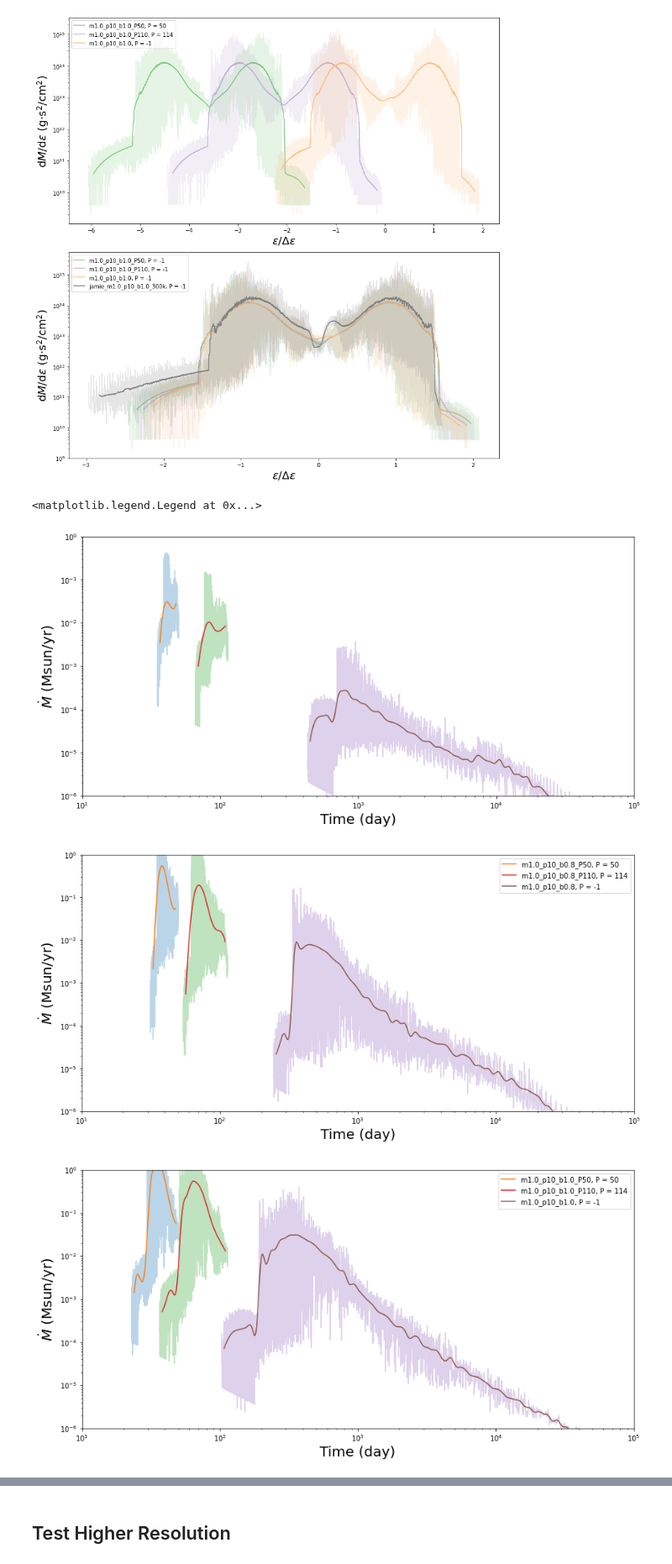
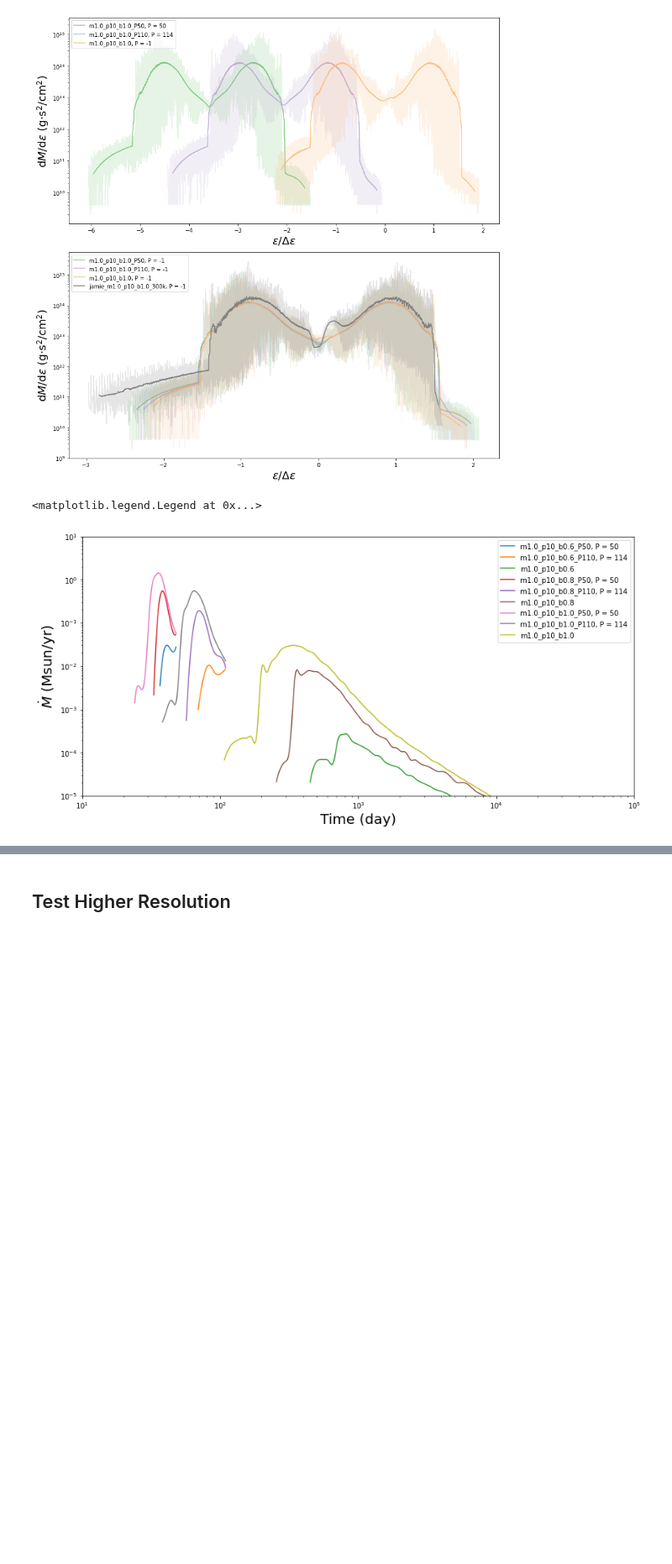
Before and after one commit to slowdivePTG/ASASSN-14ko, a Jupyter notebook: YT_Visualization/dmdt.ipynb, the cells around one changed output, grey strips where cells are left out. Shown at 84% size. Cells and saved outputs as stored; diff of their text form; code cells hidden in the pictures; blank space fills up the shorter version.

```diff
--- a/YT_Visualization/dmdt.ipynb
+++ b/YT_Visualization/dmdt.ipynb
@@ -143,34 +143,20 @@ ax[1].legend()
 [figure]
 # %%
 f, ax = plt.subplots(figsize=(12, 6))
-P50_b0_6_chk_0100_50.Mdot_t(ax=ax, N=30)
-P110_b0_6_chk_0100_114.Mdot_t(ax=ax, N=30)
+P50_b0_6_chk_0100_50.Mdot_t(ax=ax)
+P110_b0_6_chk_0100_114.Mdot_t(ax=ax)
 b0_6_chk_0100.Mdot_t(ax=ax)
-ax.set_xscale('log')
-ax.set_yscale('log')
-ax.set_ylim([1e-6, 1e0])
-ax.set_xlim([1e1, 1e5])
-f, ax = plt.subplots(figsize=(12, 6))
-P50_b0_8_chk_0080_50.Mdot_t(ax=ax, N=30)
-P110_b0_8_chk_0080_114.Mdot_t(ax=ax, N=30)
+P50_b0_8_chk_0080_50.Mdot_t(ax=ax)
+P110_b0_8_chk_0080_114.Mdot_t(ax=ax)
 b0_8_chk_0080.Mdot_t(ax=ax)
-ax.set_xscale('log')
-ax.set_yscale('log')
-ax.set_ylim([1e-6, 1e0])
-ax.set_xlim([1e1, 1e5])
-ax.legend()
-ax.legend()
-f, ax = plt.subplots(figsize=(12, 6))
-P50_b1_chk_0060_50.Mdot_t(ax=ax, N=30)
-P110_b1_chk_0060_114.Mdot_t(ax=ax, N=30)
+P50_b1_chk_0060_50.Mdot_t(ax=ax)
+P110_b1_chk_0060_114.Mdot_t(ax=ax)
 b1_chk_0060.Mdot_t(ax=ax)
 ax.set_xscale('log')
 ax.set_yscale('log')
-ax.set_ylim([1e-6, 1e0])
+ax.set_ylim([1e-5, 1e1])
 ax.set_xlim([1e1, 1e5])
 ax.legend()
 # %% [output]
 <matplotlib.legend.Legend at 0x...>
-[figure, old version]
+[figure, new version]
-[figure, removed]
-[figure, removed]
```
Also changed, not shown: parts of 5 cells of this notebook, 1 other file.
